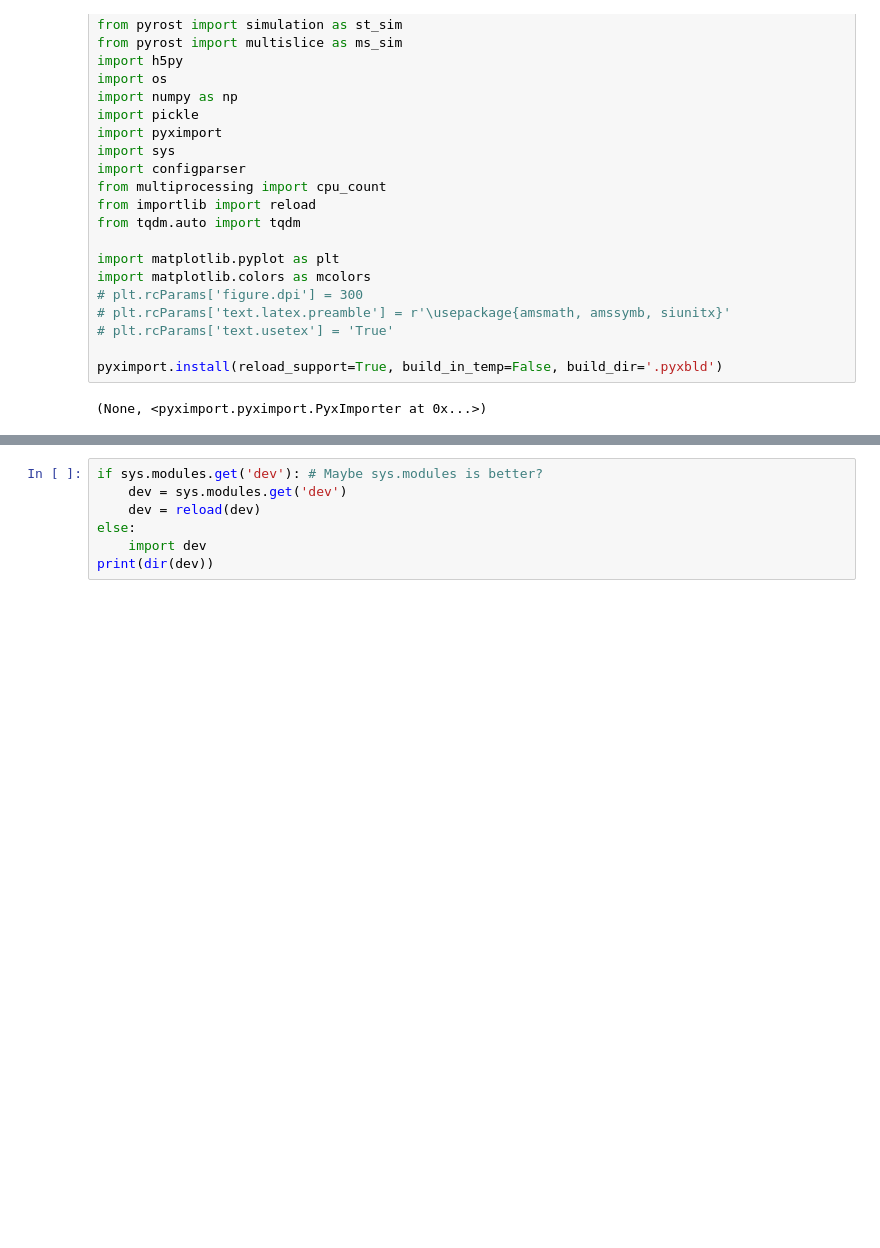
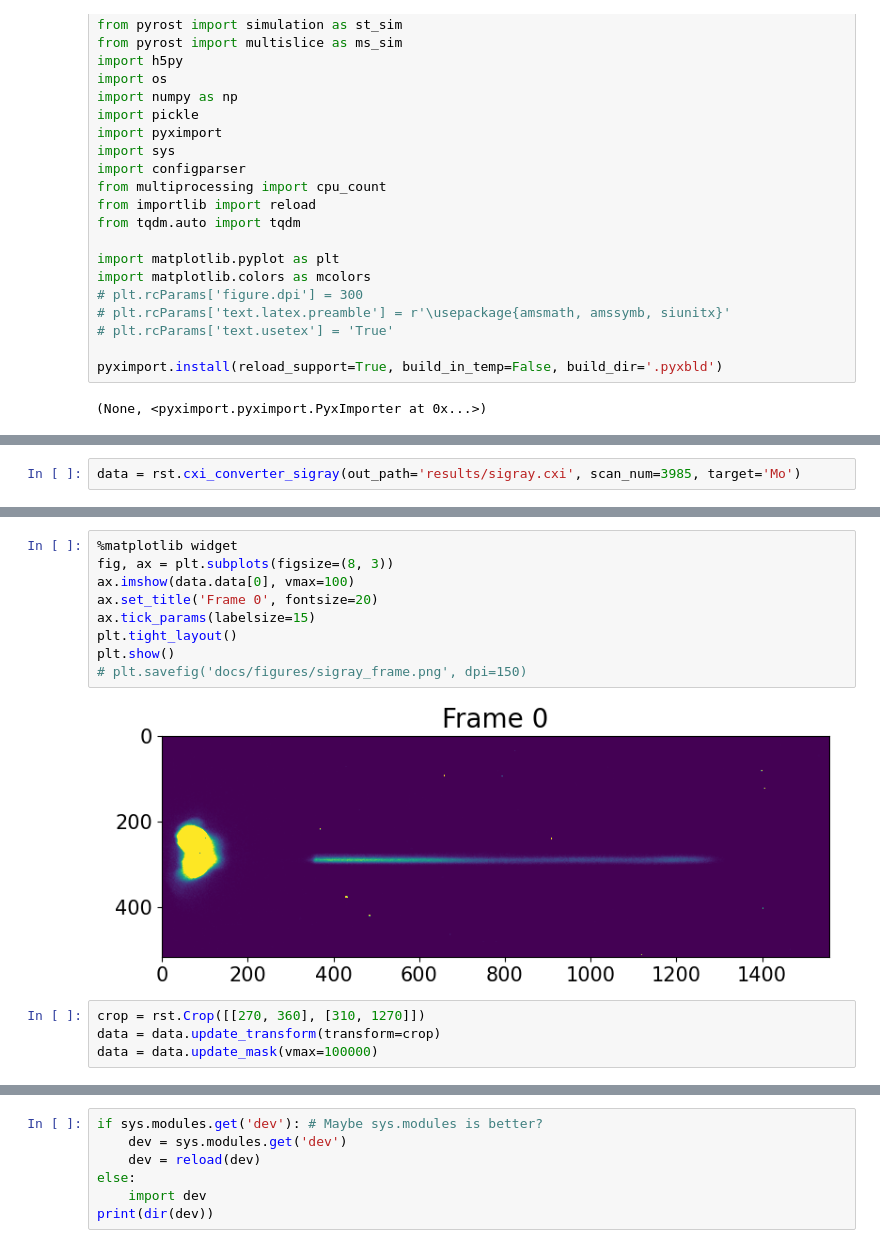
Before and after one commit to simply-nicky/pyrost, a Jupyter notebook: dev.ipynb, the cells around one changed output, grey strips where cells are left out. Drawn from its saved outputs; the diff is of its cells as text; blank space fills up the shorter version.

```diff
--- a/dev.ipynb
+++ b/dev.ipynb
@@ -27,0 +69,2 @@ pyximport.install(reload_support=True, build_in_temp=False, build_dir='.pyxbld')
+# %%
+data = rst.cxi_converter_sigray(out_path='results/sigray.cxi', scan_num=3985, target='Mo')
@@ -27,0 +87,15 @@ pyximport.install(reload_support=True, build_in_temp=False, build_dir='.pyxbld')
+# %%
+%matplotlib widget
+fig, ax = plt.subplots(figsize=(8, 3))
+ax.imshow(data.data[0], vmax=100)
+ax.set_title('Frame 0', fontsize=20)
+ax.tick_params(labelsize=15)
+plt.tight_layout()
+plt.show()
+# plt.savefig('docs/figures/sigray_frame.png', dpi=150)
+# %% [output]
+[figure, added]
+# %%
+crop = rst.Crop([[270, 360], [310, 1270]])
+data = data.update_transform(transform=crop)
+data = data.update_mask(vmax=100000)
```
Also changed, not shown: parts of 43 cells of this notebook, 4 other files.
